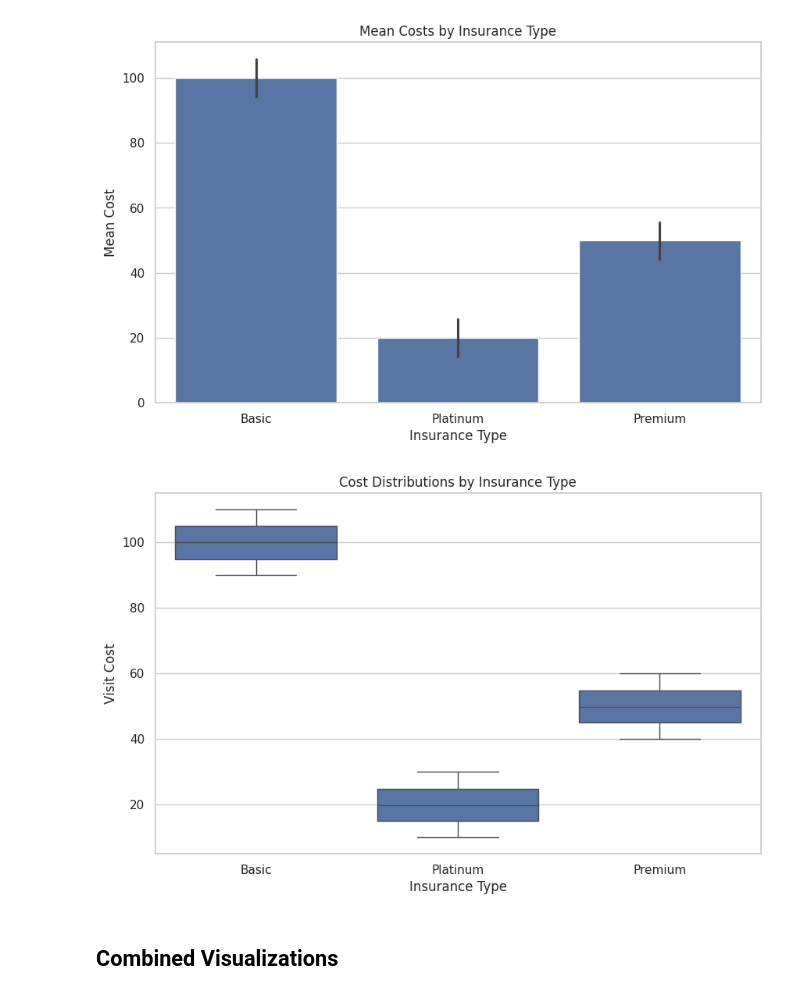
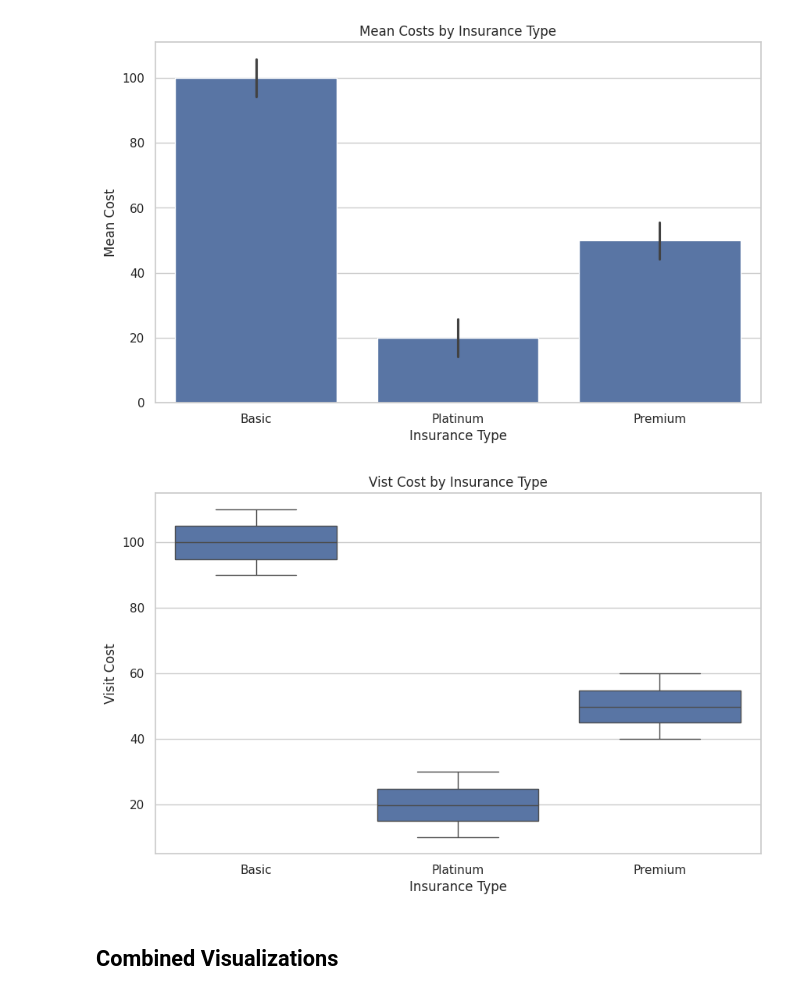
Before and after one commit to UCSF-DataSci/09-second-exam-mtsen1, a Jupyter notebook: visualize.ipynb, the cells around one changed output. Saved outputs shown, nothing was run; the diff lists cells and outputs as text; code cells hidden in the pictures.

```diff
--- a/visualize.ipynb
+++ b/visualize.ipynb
@@ -52,13 +52,13 @@ plt.show()
 # %%
 # Box plots showing cost distributions
 plt.figure(figsize=(10, 6))
 sns.boxplot(x='insurance_type', y='visit_cost', data=data)
-plt.title('Cost Distributions by Insurance Type')
+plt.title('Vist Cost by Insurance Type')
 plt.xlabel('Insurance Type')
 plt.ylabel('Visit Cost')
 plt.show()
 # %% [output]
-[figure, old version]
+[figure, new version]
 # %% [markdown]
 ## Combined Visualizations
 # %%
```
Also changed, not shown: parts of 2 cells of this notebook, 1 other file.
